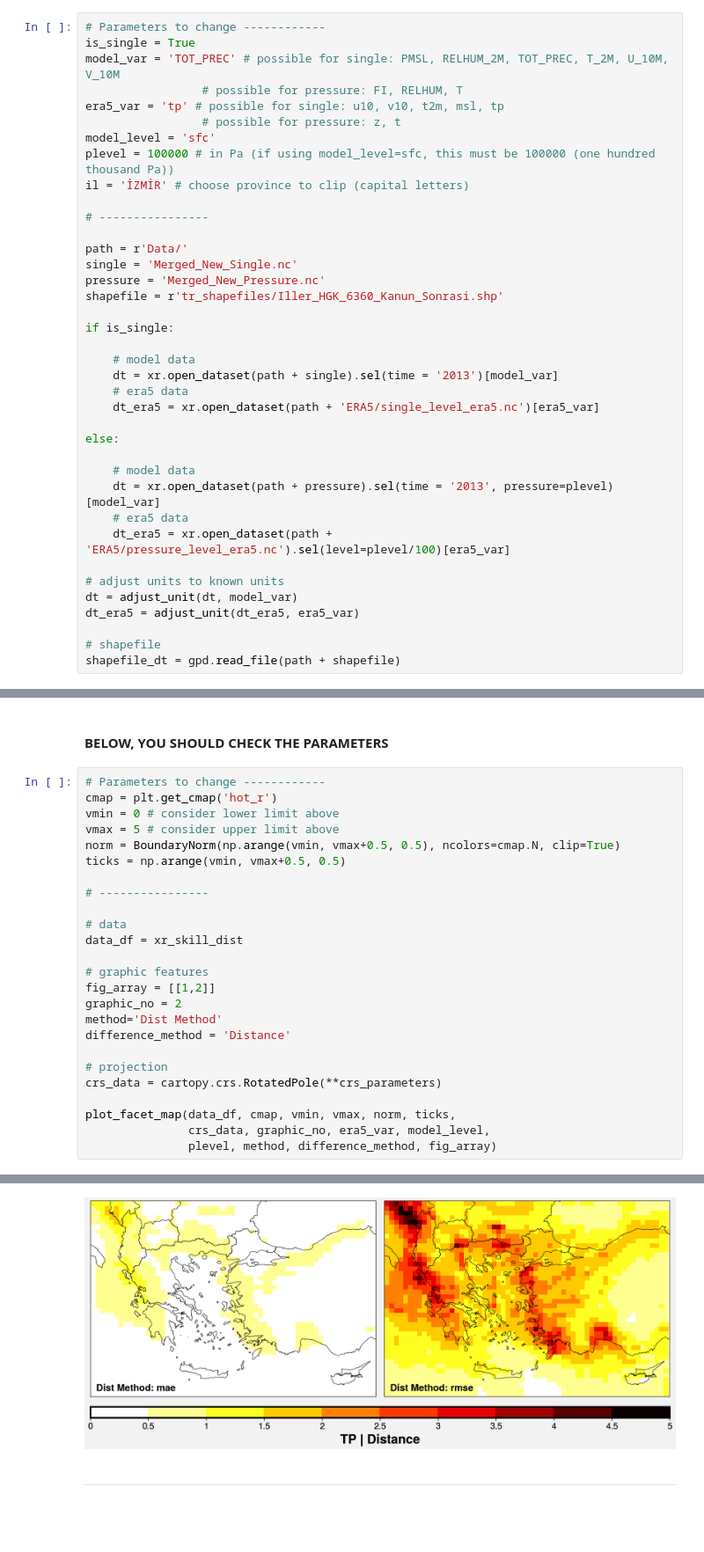
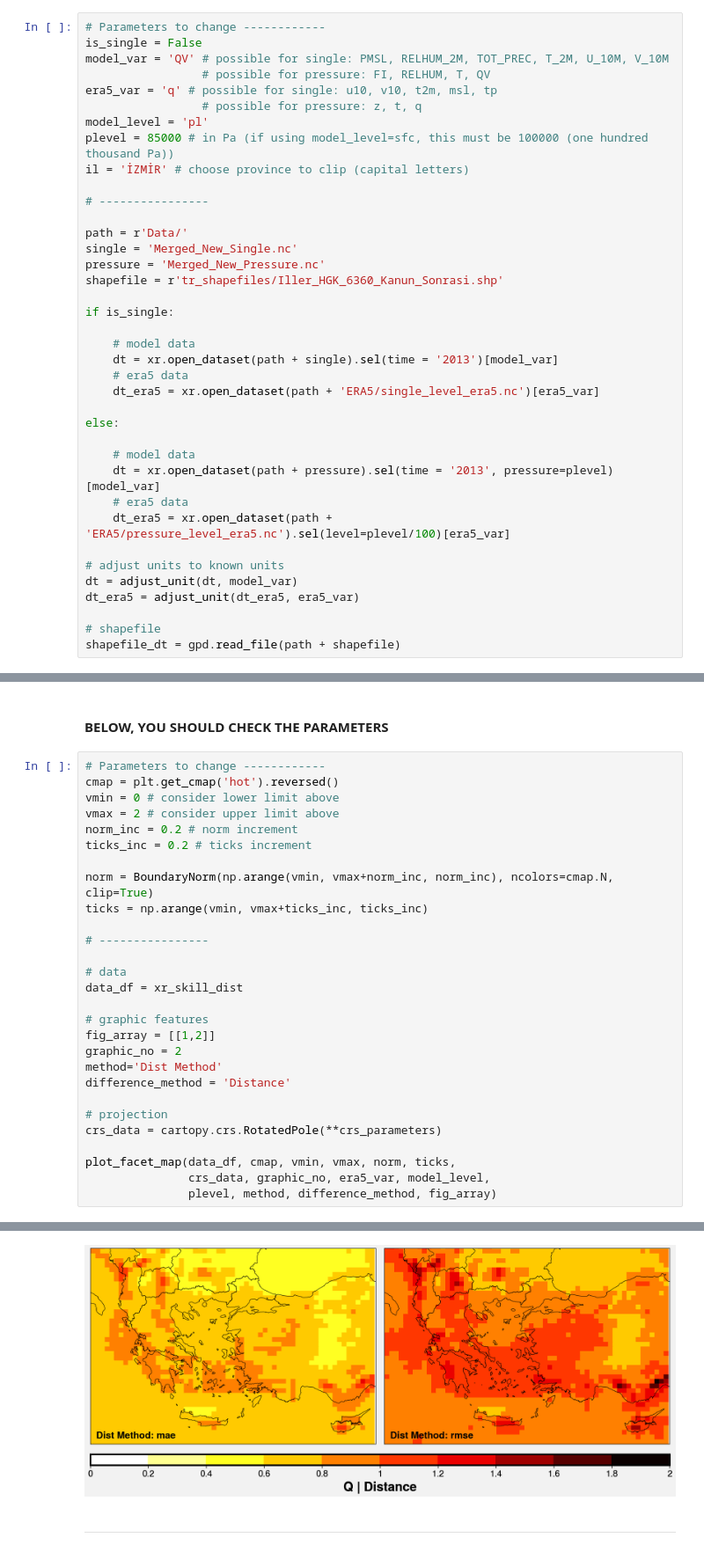
Before and after one commit to donmezkutay/Climate-Modelling-Lesson-Project, a Jupyter notebook: process_1D_graphics.ipynb, the cells around one changed output, grey strips where cells are left out. Shown at 88% size. Drawn from its saved outputs; the diff is of its cells as text; blank space fills up the shorter version.

```diff
--- a/process_1D_graphics.ipynb
+++ b/process_1D_graphics.ipynb
@@ -39,13 +29,13 @@ from visualization_codes import plot_facet_map
 #### **BELOW, YOU SHOULD CHECK THE PARAMETERS**
 # %%
 # Parameters to change ------------
-is_single = True
-model_var = 'TOT_PREC' # possible for single: PMSL, RELHUM_2M, TOT_PREC, T_2M, U_10M, V_10M
-                 # possible for pressure: FI, RELHUM, T
-era5_var = 'tp' # possible for single: u10, v10, t2m, msl, tp
-                 # possible for pressure: z, t
-model_level = 'sfc'
-plevel = 100000 # in Pa (if using model_level=sfc, this must be 100000 (one hundred thousand Pa))
+is_single = False
+model_var = 'QV' # possible for single: PMSL, RELHUM_2M, TOT_PREC, T_2M, U_10M, V_10M
+                 # possible for pressure: FI, RELHUM, T, QV
+era5_var = 'q' # possible for single: u10, v10, t2m, msl, tp
+                 # possible for pressure: z, t, q
+model_level = 'pl'
+plevel = 85000 # in Pa (if using model_level=sfc, this must be 100000 (one hundred thousand Pa))
 il = 'İZMİR' # choose province to clip (capital letters)
 
 # ----------------
@@ -332,35 +330,38 @@ Coordinates:
 #### **BELOW, YOU SHOULD CHECK THE PARAMETERS**
 # %%
 # Parameters to change ------------
-cmap = plt.get_cmap('hot_r')
+cmap = plt.get_cmap('hot').reversed()
 vmin = 0 # consider lower limit above
-vmax = 5 # consider upper limit above
-norm = BoundaryNorm(np.arange(vmin, vmax+0.5, 0.5), ncolors=cmap.N, clip=True)
-ticks = np.arange(vmin, vmax+0.5, 0.5)
+vmax = 2 # consider upper limit above
+norm_inc = 0.2 # norm increment
+ticks_inc = 0.2 # ticks increment
+
+norm = BoundaryNorm(np.arange(vmin, vmax+norm_inc, norm_inc), ncolors=cmap.N, clip=True)
+ticks = np.arange(vmin, vmax+ticks_inc, ticks_inc)
 
 # ----------------
 
 # data
 data_df = xr_skill_dist
 
 # graphic features
 fig_array = [[1,2]]
 graphic_no = 2
 method='Dist Method'
 difference_method = 'Distance'
 
 # projection
 crs_data = cartopy.crs.RotatedPole(**crs_parameters)
 
 plot_facet_map(data_df, cmap, vmin, vmax, norm, ticks,
                crs_data, graphic_no, era5_var, model_level,
                plevel, method, difference_method, fig_array)
 # %% [output]
 The 'optimize' parameter of print_jpg() was deprecated in Matplotlib 3.3 and will be removed two minor releases later. Use pil_kwargs={'optimize': ...} instead. If any parameter follows 'optimize', th ...
   result = func(self, *args, **kwargs)
 The 'progressive' parameter of print_jpg() was deprecated in Matplotlib 3.3 and will be removed two minor releases later. Use pil_kwargs={'progressive': ...} instead. If any parameter follows 'progres ...
   result = func(self, *args, **kwargs)
-[figure, old version]
+[figure, new version]
 # %% [markdown]
 --------
 # %% [markdown]
```
Also changed, not shown: parts of 11 cells of this notebook, 10 other files.
